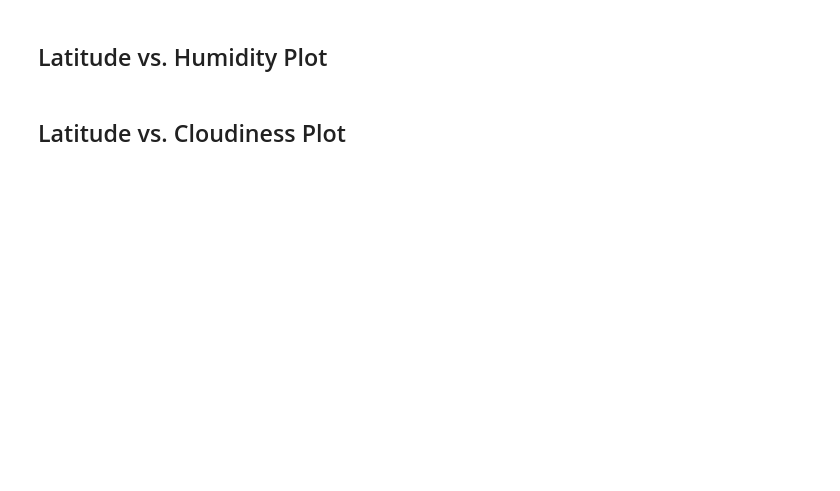
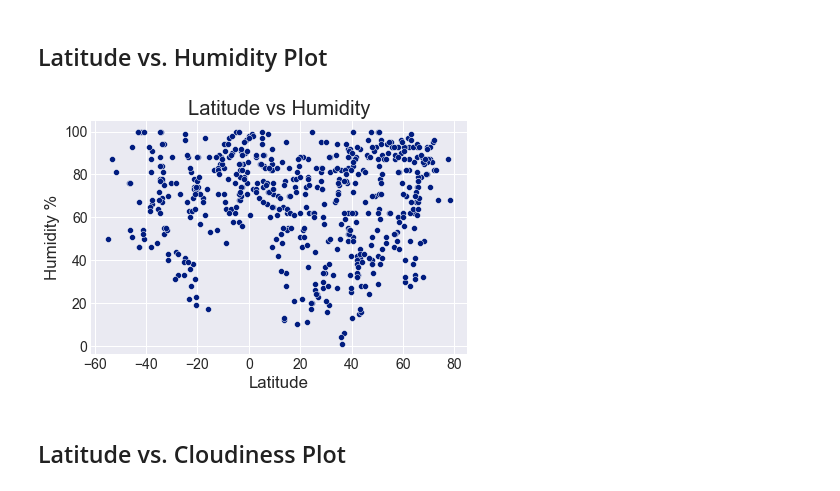
Before and after one commit to manny-p/python-api-challenge, a Jupyter notebook: WeatherPy/WeatherPy.ipynb, the cells around one changed output. Saved outputs shown, nothing was run; the diff lists cells and outputs as text; code cells hidden in the pictures; blank space fills up the shorter version.

```diff
--- a/WeatherPy/WeatherPy.ipynb
+++ b/WeatherPy/WeatherPy.ipynb
@@ -174,11 +189,14 @@ plt.savefig('output_data/latitude_vs_temperature')
 # %%
 x = 'Latitude'
 y = 'Humidity'
 
 sns.scatterplot(data=df, x=x, y=y)
 plt.title('Latitude vs Humidity')
-plt.xlabel('Latitude')
+xlabel = plt.xlabel('Latitude')
 plt.ylabel('Humidity %')
 plt.savefig('output_data/latitude_vs_humidity')
+plt.show()
+# %% [output]
+[figure, added]
 # %% [markdown]
 ## Latitude vs. Cloudiness Plot
```
Also changed, not shown: parts of 17 cells of this notebook, 13 other files.
